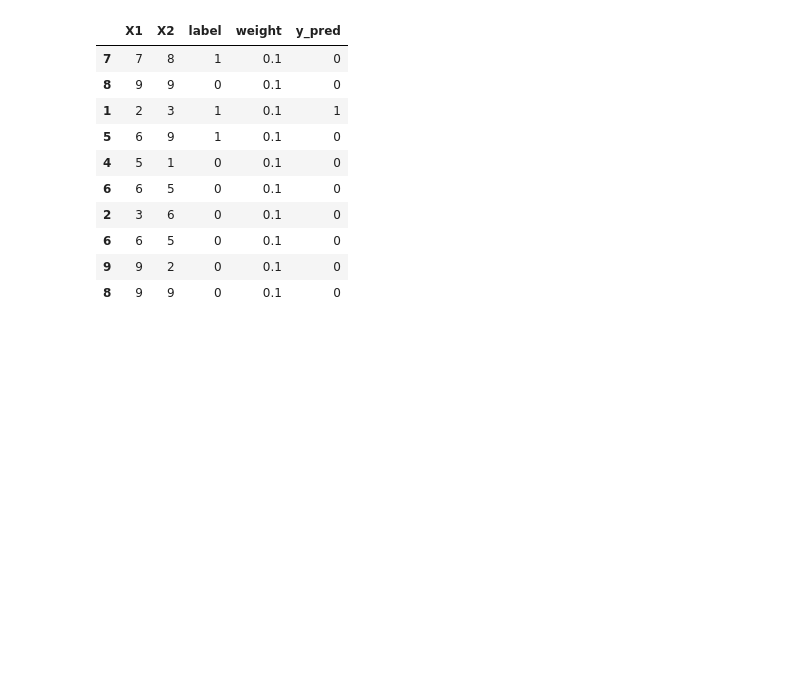
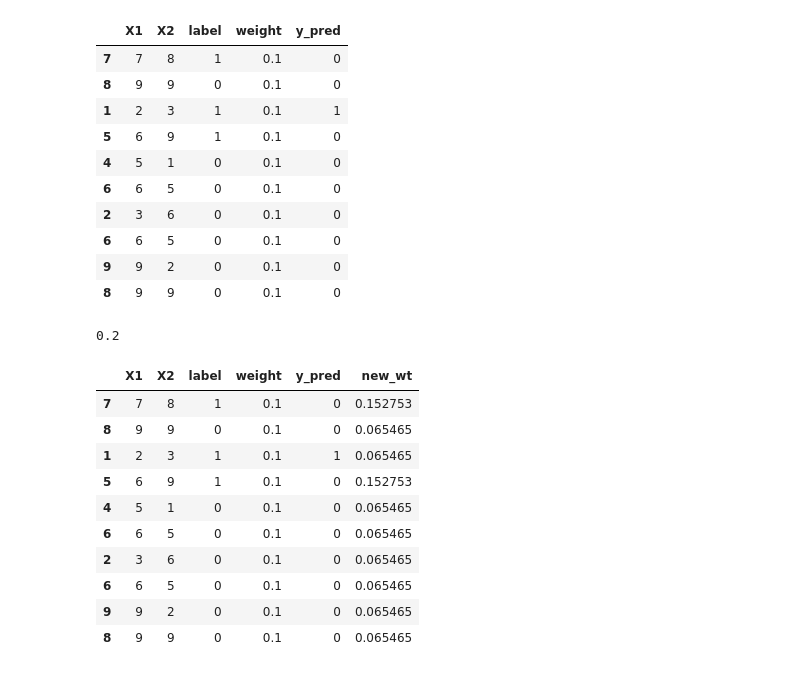
Before and after one commit to Khushi130404/Ensemble-Learning, a Jupyter notebook: AdaBoost/my_adaboost.ipynb, the cells around one changed output. Cells and saved outputs as stored; diff of their text form; code cells hidden in the pictures; blank space fills up the shorter version.

Commit message:
df2_error

```diff
--- a/AdaBoost/my_adaboost.ipynb
+++ b/AdaBoost/my_adaboost.ipynb
@@ -235,3 +235,8 @@ df2
 | 6 | 6 | 5 | 0 | 0.1 | 0 |
 | 9 | 9 | 2 | 0 | 0.1 | 0 |
 | 8 | 9 | 9 | 0 | 0.1 | 0 |
+# %%
+error = np.abs(df2['label'].sum() - df2['y_pred'].sum())/df2.shape[0]
+error
+# %% [output]
+0.2
@@ -237,0 +245,16 @@ df2
+# %%
+df2['new_wt'] = df2.apply(update_row_weight,axis=1)
+# %%
+df2
+# %% [output]
+|  | X1 | X2 | label | weight | y_pred | new_wt |
+| 7 | 7 | 8 | 1 | 0.1 | 0 | 0.152753 |
+| 8 | 9 | 9 | 0 | 0.1 | 0 | 0.065465 |
+| 1 | 2 | 3 | 1 | 0.1 | 1 | 0.065465 |
+| 5 | 6 | 9 | 1 | 0.1 | 0 | 0.152753 |
+| 4 | 5 | 1 | 0 | 0.1 | 0 | 0.065465 |
+| 6 | 6 | 5 | 0 | 0.1 | 0 | 0.065465 |
+| 2 | 3 | 6 | 0 | 0.1 | 0 | 0.065465 |
+| 6 | 6 | 5 | 0 | 0.1 | 0 | 0.065465 |
+| 9 | 9 | 2 | 0 | 0.1 | 0 | 0.065465 |
+| 8 | 9 | 9 | 0 | 0.1 | 0 | 0.065465 |
```
Also changed, not shown: parts of 1 cell of this notebook.
